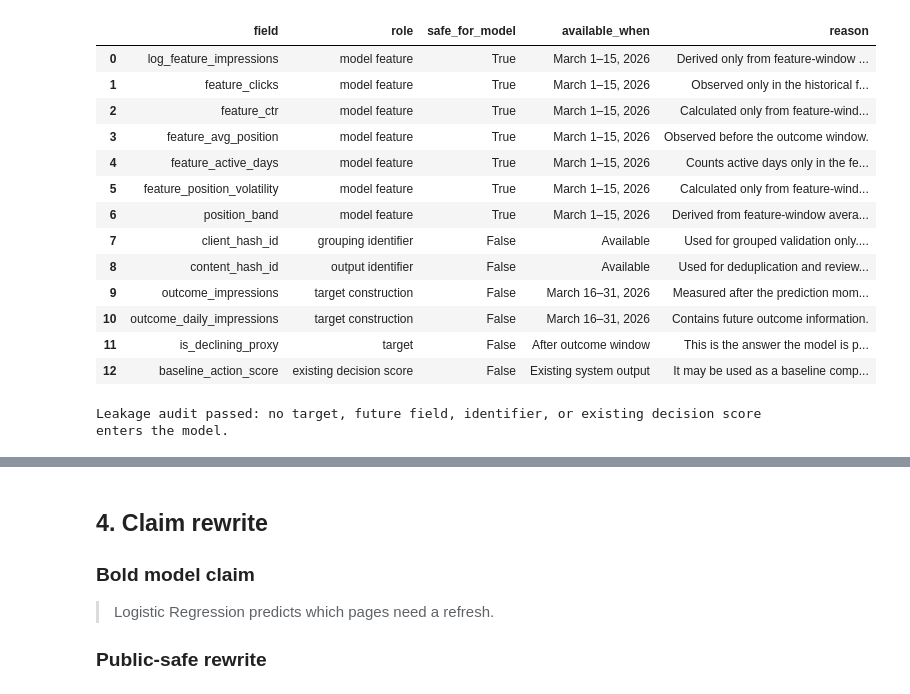
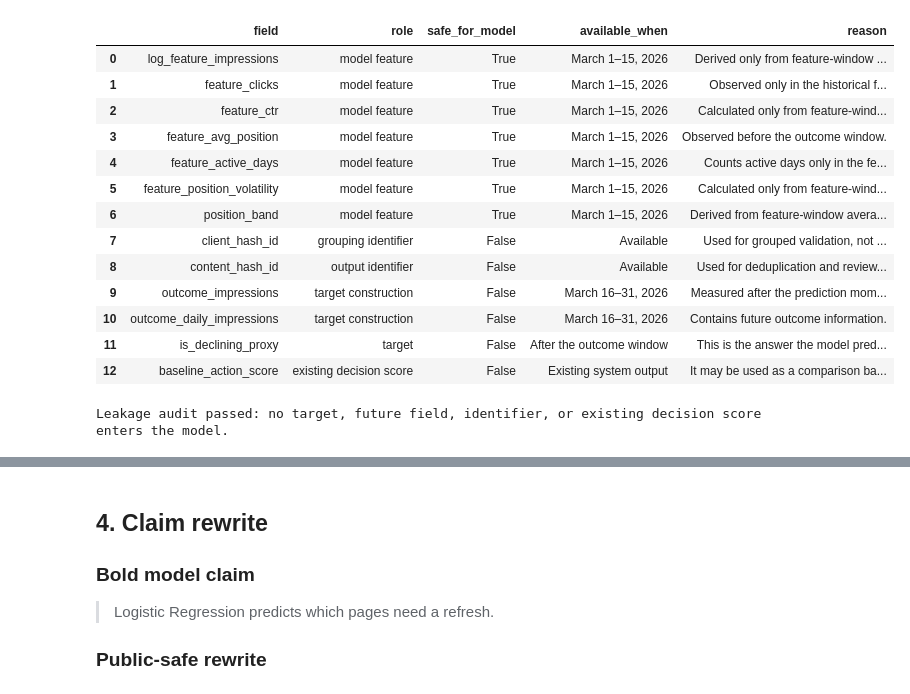
Before and after one commit to Zafar488/flyrank-ml-internship, a Jupyter notebook: w06_validation_audit.ipynb, the cells around one changed output, grey strips where cells are left out. Drawn from its saved outputs; the diff is of its cells as text; code cells hidden in the pictures.

```diff
--- a/w06_validation_audit.ipynb
+++ b/w06_validation_audit.ipynb
@@ -1058,12 +1426,6 @@ I also inspect real false-positive and false-negative examples from the grouped
 
 All displayed examples remain anonymised and are interpreted as observed validation errors rather than proof of content quality or causal decline.
 # %%
-from sklearn.inspection import permutation_importance
-
-# ============================================================
-# FINAL FEATURE LEAKAGE AUDIT
-# ============================================================
-
 leakage_audit = pd.DataFrame(
     [
         {
@@ -1136,8 +1498,7 @@ leakage_audit = pd.DataFrame(
             "safe_for_model": False,
             "available_when": "Available",
             "reason": (
-                "Used for grouped validation only. "
-                "It must not be a predictive feature."
+                "Used for grouped validation, not prediction."
             ),
         },
         {
@@ -1171,9 +1532,9 @@ leakage_audit = pd.DataFrame(
             "field": "is_declining_proxy",
             "role": "target",
             "safe_for_model": False,
-            "available_when": "After outcome window",
+            "available_when": "After the outcome window",
             "reason": (
-                "This is the answer the model is predicting."
+                "This is the answer the model predicts."
             ),
         },
         {
@@ -1182,79 +1543,91 @@ leakage_audit = pd.DataFrame(
             "safe_for_model": False,
             "available_when": "Existing system output",
             "reason": (
-                "It may be used as a baseline comparison, "
+                "It may be used as a comparison baseline, "
                 "but never as a learned-model input."
             ),
         },
     ]
 )
 
-display(leakage_audit)
+display(
+    leakage_audit
+)
 
 unsafe_fields = set(
     leakage_audit.loc[
-        leakage_audit["safe_for_model"].eq(False),
+        leakage_audit[
+            "safe_for_model"
+        ].eq(False),
         "field",
     ]
 )
 
-# ------------------------------------------------------------
-# Executable leakage assertions
-# ------------------------------------------------------------
+expected_feature_set = {
+    "log_feature_impressions",
+    "feature_clicks",
+    "feature_ctr",
+    "feature_avg_position",
+    "feature_active_days",
+    "feature_position_volatility",
+    "position_band",
+}
 
 assert target_column not in feature_columns
 
 assert group_column not in feature_columns
 
 assert "client_hash_id" not in feature_columns
 
 assert "content_hash_id" not in feature_columns
 
 assert "outcome_impressions" not in feature_columns
 
-assert "outcome_daily_impressions" not in feature_columns
+assert (
+    "outcome_daily_impressions"
+    not in feature_columns
+)
 
-assert "baseline_action_score" not in feature_columns
+assert (
+    "baseline_action_score"
+    not in feature_columns
+)
 
-assert set(feature_columns).isdisjoint(
+assert set(
+    feature_columns
+).isdisjoint(
     unsafe_fields
 )
 
-assert set(feature_columns) == {
-    "log_feature_impressions",
-    "feature_clicks",
-    "feature_ctr",
-    "feature_avg_position",
-    "feature_active_days",
-    "feature_position_volatility",
-    "position_band",
-}
+assert set(
+    feature_columns
+) == expected_feature_set
+
+leakage_audit.to_csv(
+    OUTPUT_DIR
+    / "leakage_audit.csv",
+    index=False,
+)
 
 print(
-    "Leakage audit passed: "
-    "no target, future field, identifier, "
-    "or existing decision score enters the model."
+    "Leakage audit passed: no target, future field, "
+    "identifier, or existing decision score enters the model."
 )
-
-leakage_audit.to_csv(
-    ML09_OUTPUT_DIR / "leakage_audit.csv",
-    index=False,
-)
 # %% [output]
 |  | field | role | safe_for_model | available_when | reason |
 | 0 | log_feature_impressions | model feature | True | March 1–15, 2026 | Derived only from feature-window ... |
 | 1 | feature_clicks | model feature | True | March 1–15, 2026 | Observed only in the historical f... |
 | 2 | feature_ctr | model feature | True | March 1–15, 2026 | Calculated only from feature-wind... |
 | 3 | feature_avg_position | model feature | True | March 1–15, 2026 | Observed before the outcome window. |
 | 4 | feature_active_days | model feature | True | March 1–15, 2026 | Counts active days only in the fe... |
 | 5 | feature_position_volatility | model feature | True | March 1–15, 2026 | Calculated only from feature-wind... |
 | 6 | position_band | model feature | True | March 1–15, 2026 | Derived from feature-window avera... |
-| 7 | client_hash_id | grouping identifier | False | Available | Used for grouped validation only.... |
+| 7 | client_hash_id | grouping identifier | False | Available | Used for grouped validation, not ... |
 | 8 | content_hash_id | output identifier | False | Available | Used for deduplication and review... |
 | 9 | outcome_impressions | target construction | False | March 16–31, 2026 | Measured after the prediction mom... |
 | 10 | outcome_daily_impressions | target construction | False | March 16–31, 2026 | Contains future outcome information. |
-| 11 | is_declining_proxy | target | False | After outcome window | This is the answer the model is p... |
-| 12 | baseline_action_score | existing decision score | False | Existing system output | It may be used as a baseline comp... |
+| 11 | is_declining_proxy | target | False | After the outcome window | This is the answer the model pred... |
+| 12 | baseline_action_score | existing decision score | False | Existing system output | It may be used as a comparison ba... |
 Leakage audit passed: no target, future field, identifier, or existing decision score enters the model.
 # %% [markdown]
 ### Real grouped-holdout failure examples
```
Also changed, not shown: parts of 33 cells of this notebook.
